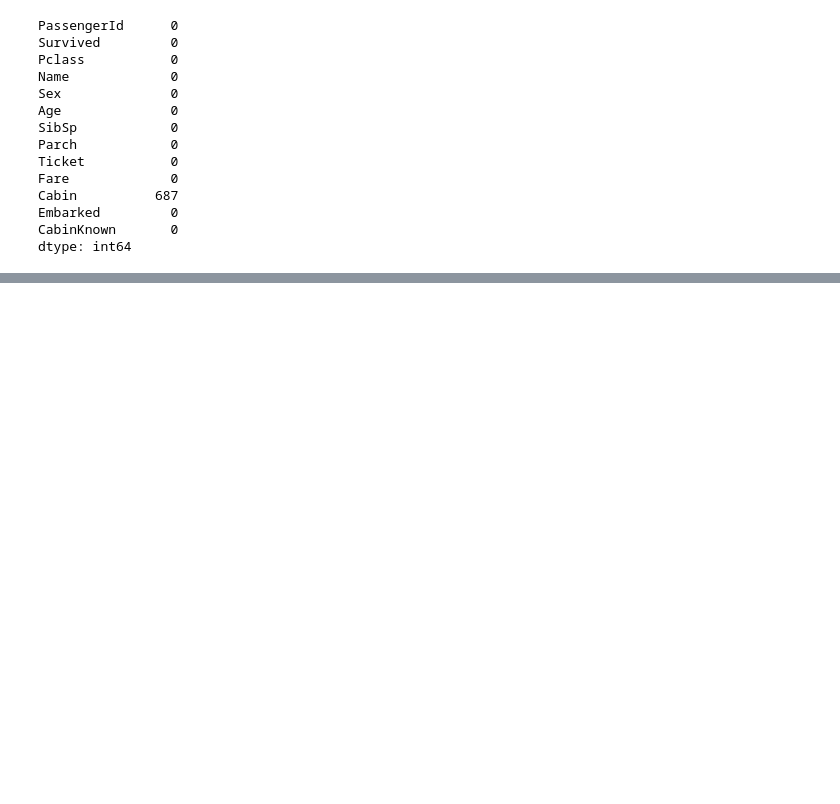
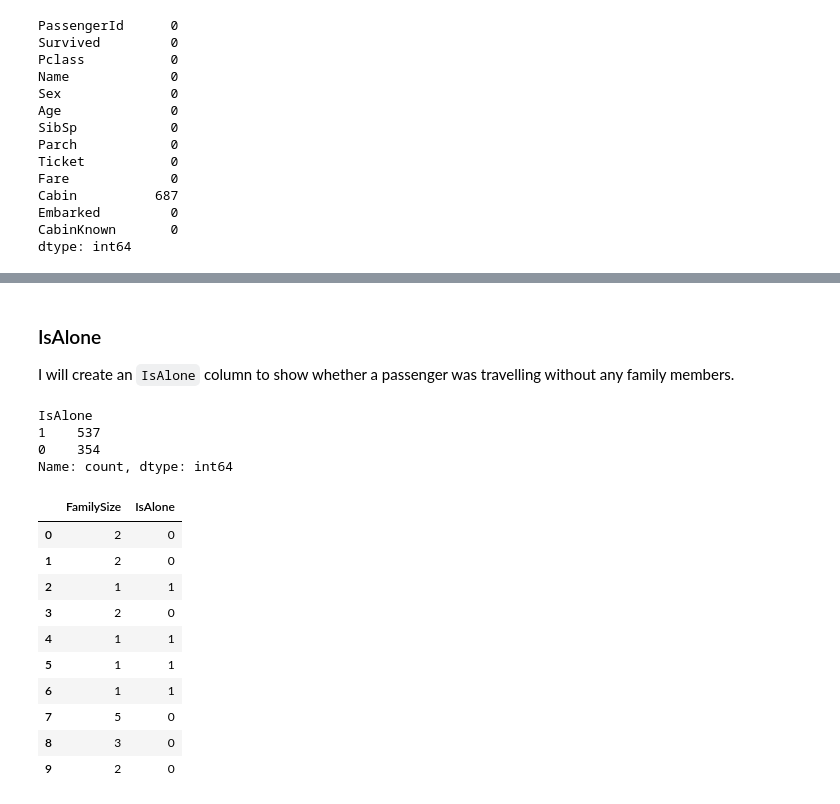
Before and after one commit to francisparwez/titanic-survival-analysis, a Jupyter notebook: Titanic_EDA.ipynb, the cells around one changed output, grey strips where cells are left out. Drawn from its saved outputs; the diff is of its cells as text; code cells hidden in the pictures; blank space fills up the shorter version.

```diff
--- a/Titanic_EDA.ipynb
+++ b/Titanic_EDA.ipynb
@@ -357,0 +435,4 @@ dtype: int64
+# %% [markdown]
+### IsAlone
+
+I will create an `IsAlone` column to show whether a passenger was travelling without any family members.
@@ -357,0 +441,21 @@ dtype: int64
+# %%
+df["IsAlone"].value_counts()
+# %% [output]
+IsAlone
+1    537
+0    354
+Name: count, dtype: int64
+# %%
+df[["FamilySize", "IsAlone"]].head(10)
+# %% [output]
+|  | FamilySize | IsAlone |
+| 0 | 2 | 0 |
+| 1 | 2 | 0 |
+| 2 | 1 | 1 |
+| 3 | 2 | 0 |
+| 4 | 1 | 1 |
+| 5 | 1 | 1 |
+| 6 | 1 | 1 |
+| 7 | 5 | 0 |
+| 8 | 3 | 0 |
+| 9 | 2 | 0 |
```
Also changed, not shown: parts of 13 cells of this notebook, 1 other file.
